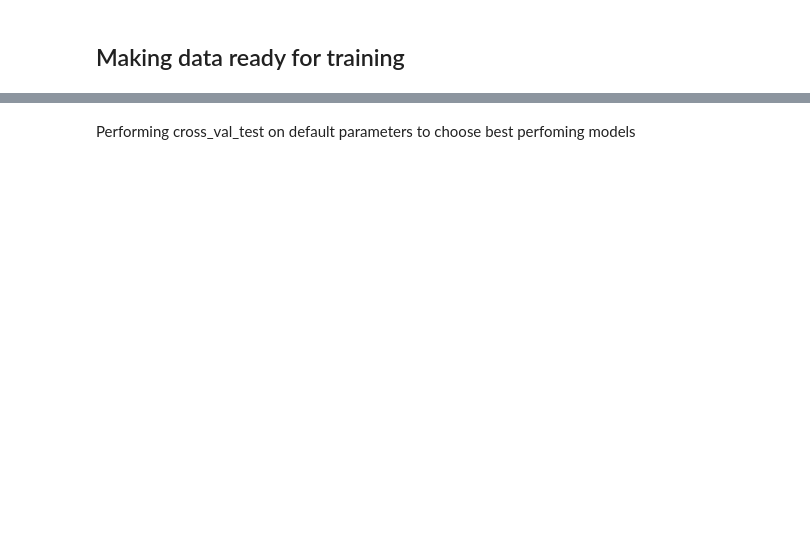
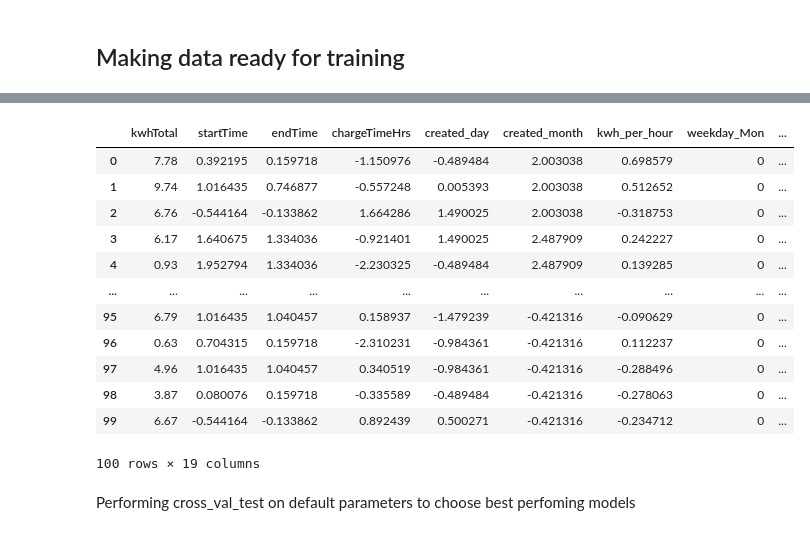
Before and after one commit to abrarshahok/Electric-Vehicle-Charging-Station-Energy-Consumption-Prediction, a Jupyter notebook: notebooks/notebook.ipynb, the cells around one changed output, grey strips where cells are left out. Cells and saved outputs as stored; diff of their text form; code cells hidden in the pictures; blank space fills up the shorter version.

```diff
--- a/notebooks/notebook.ipynb
+++ b/notebooks/notebook.ipynb
@@ -426,0 +408,23 @@ df.head()
+# %%
+# Scale the numerical features
+from sklearn.preprocessing import StandardScaler
+
+scaler = StandardScaler()
+features = ['chargeTimeHrs', 'startTime', 'endTime', 'created_day', 'created_month', 'kwh_per_hour']
+df[features] = scaler.fit_transform(df[features])
+# %%
+df.head()
+# %% [output]
+|  | kwhTotal | startTime | endTime | chargeTimeHrs | created_day | created_month | kwh_per_hour | weekday_Mon | ... |
+| 0 | 7.78 | 0.392195 | 0.159718 | -1.150976 | -0.489484 | 2.003038 | 0.698579 | 0 | ... |
+| 1 | 9.74 | 1.016435 | 0.746877 | -0.557248 | 0.005393 | 2.003038 | 0.512652 | 0 | ... |
+| 2 | 6.76 | -0.544164 | -0.133862 | 1.664286 | 1.490025 | 2.003038 | -0.318753 | 0 | ... |
+| 3 | 6.17 | 1.640675 | 1.334036 | -0.921401 | 1.490025 | 2.487909 | 0.242227 | 0 | ... |
+| 4 | 0.93 | 1.952794 | 1.334036 | -2.230325 | -0.489484 | 2.487909 | 0.139285 | 0 | ... |
+| ... | ... | ... | ... | ... | ... | ... | ... | ... | ... |
+| 95 | 6.79 | 1.016435 | 1.040457 | 0.158937 | -1.479239 | -0.421316 | -0.090629 | 0 | ... |
+| 96 | 0.63 | 0.704315 | 0.159718 | -2.310231 | -0.984361 | -0.421316 | 0.112237 | 0 | ... |
+| 97 | 4.96 | 1.016435 | 1.040457 | 0.340519 | -0.984361 | -0.421316 | -0.288496 | 0 | ... |
+| 98 | 3.87 | 0.080076 | 0.159718 | -0.335589 | -0.489484 | -0.421316 | -0.278063 | 0 | ... |
+| 99 | 6.67 | -0.544164 | -0.133862 | 0.892439 | 0.500271 | -0.421316 | -0.234712 | 0 | ... |
+100 rows × 19 columns
```
Also changed, not shown: parts of 26 cells of this notebook, 4 other files.
